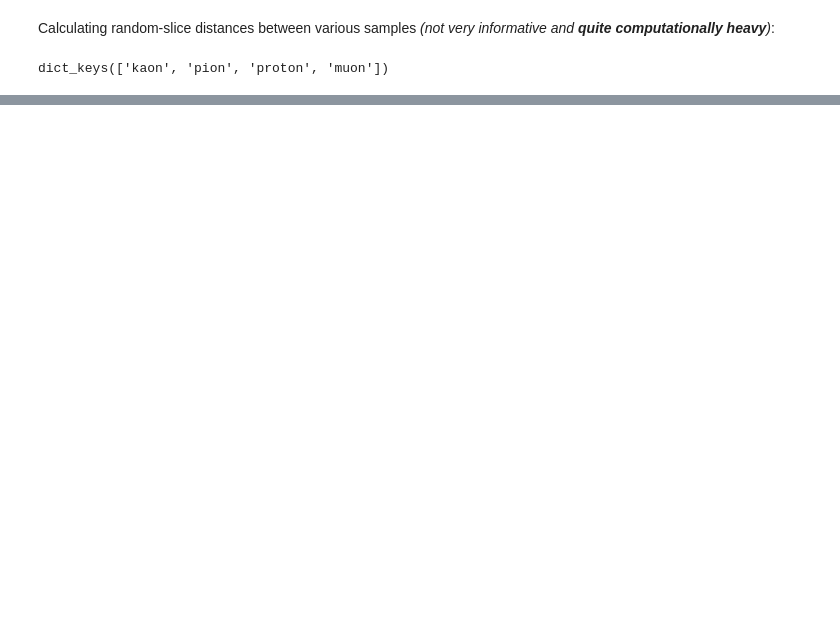
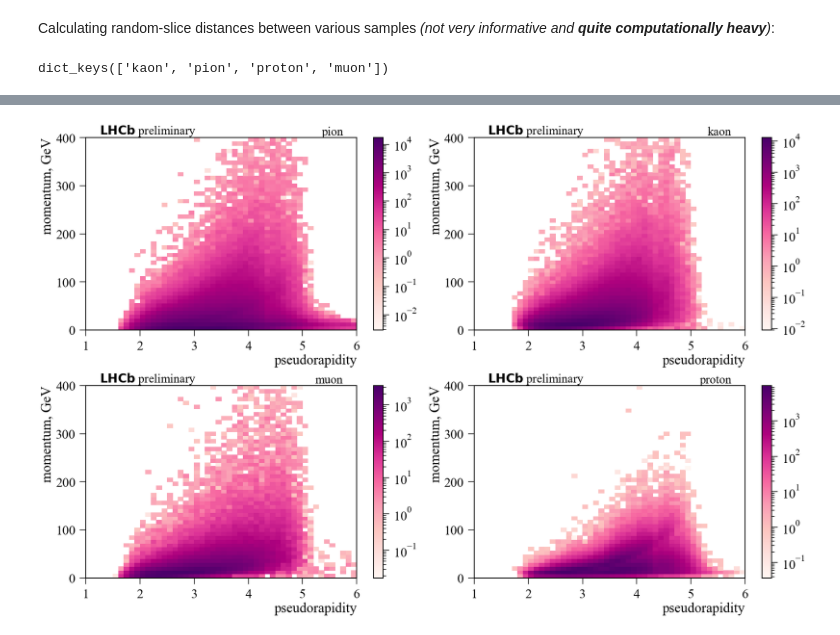
Before and after one commit to SiLiKhon/RichGANatACAT2019, a Jupyter notebook: MakePlots.ipynb, the cells around one changed output, grey strips where cells are left out. Drawn from its saved outputs; the diff is of its cells as text; code cells hidden in the pictures; blank space fills up the shorter version.

```diff
--- a/MakePlots.ipynb
+++ b/MakePlots.ipynb
@@ -168,7 +169,8 @@ from matplotlib import gridspec
 def plot_in_bins_2d(function, labels, *selection,
                     figsize=(15, 10),
                     min_samples=50,
-                    fontsize=15,
+                    fontsize=30,
+                    params0_dict={},
                     **params):
     assert all(sel.ndim == 3 for sel in selection)
     N0, N1 = selection[0].shape[0], selection[0].shape[1]
@@ -186,15 +188,18 @@ def plot_in_bins_2d(function, labels, *selection,
 
             sel = [sel[i_row, i_col] for sel in selection]
             if all(s.sum() > min_samples for s in sel):
-                function(**params, ax=ax, selection=sel)
+                if i_row == 0 and i_col == 0:
+                    function(**params, **params0_dict, ax=ax, selection=sel)
+                else:
+                    function(**params, ax=ax, selection=sel)
             else:
                 ax.axis('off')
 
     for i_row in range(N0):
         ax = plt.subplot(gs[i_row + 1, 0])
         ax.axis('off')
-        ax.text(1.0, 0.5, labels[i_row][0][0],
-                bbox={'facecolor':'white', 'pad':3},
+        ax.text(0.0, 0.5, labels[i_row][0][0],
+                bbox={'facecolor':'white', 'pad':10},
                 transform=ax.transAxes,
                 verticalalignment='center',
 #                horizontalalignment='center',
@@ -205,7 +210,7 @@ def plot_in_bins_2d(function, labels, *selection,
         ax = plt.subplot(gs[0, i_col + 1])
         ax.axis('off')
         ax.text(0.5, -1.0, labels[0][i_col][1],
-                bbox={'facecolor':'white', 'pad':3},
+                bbox={'facecolor':'white', 'pad':10},
                 transform=ax.transAxes,
                 verticalalignment='top',
                 horizontalalignment='center',
@@ -247,7 +252,7 @@ for particle in particles:
         fig = plot_in_bins_2d(plot_hist_real_vs_gen,
                               labels[::-1],
                               selection[::-1],
-                              figsize=(45, 45), df=df, col=variable)
+                              figsize=(10 * nbins[1], 10 * nbins[0]), df=df, col=variable)
         file_name = "{particle}_{target}_in_{y}_vs_{x}.pdf".format(
             particle=particle, target=variable,
             y=bin_cols[0], x=bin_cols[1]
@@ -420,3 +453,27 @@ plt.savefig(os.path.join(output_dir, file_name))
+# %%
+fig = plt.figure(figsize=(25, 16))
+
+for i, particle in enumerate(['pion', 'kaon', 'muon', 'proton'], 1):
+    var_P   = data[particle].test.Brunel_P / 1000
+    var_ETA = data[particle].test.Brunel_ETA
+    var_w   = data[particle].test.probe_sWeight
+    plt.subplot(2, 2, i)
+    plt.hist2d(var_ETA, var_P, weights=var_w, bins=(np.linspace(1,   6, 51),
+                                                    np.linspace(0, 400, 51)),
+               cmap='RdPu', norm=mpl.colors.LogNorm())
+    plt.xlabel('pseudorapidity', ha='right', x=1)
+    plt.ylabel('momentum, GeV' , ha='right', y=1)
+
+    plt.text(0.95, 1, particle  , {'size': 28}, transform=plt.gca().transAxes, va='bottom', ha='right');
+    plt.text(0.05, 1, lhcb_label, {'size': 28}, transform=plt.gca().transAxes, va='bottom', ha='left');
+
+    plt.colorbar()
+
+fig.tight_layout();
+
+fig.savefig(os.path.join(output_dir, "P_vs_ETA.pdf"))
+# %% [output]
+[figure, added]
 # %%
 from my_roc_auc import my_roc_auc
 
```
Also changed, not shown: parts of 20 cells of this notebook, 1 other file.
